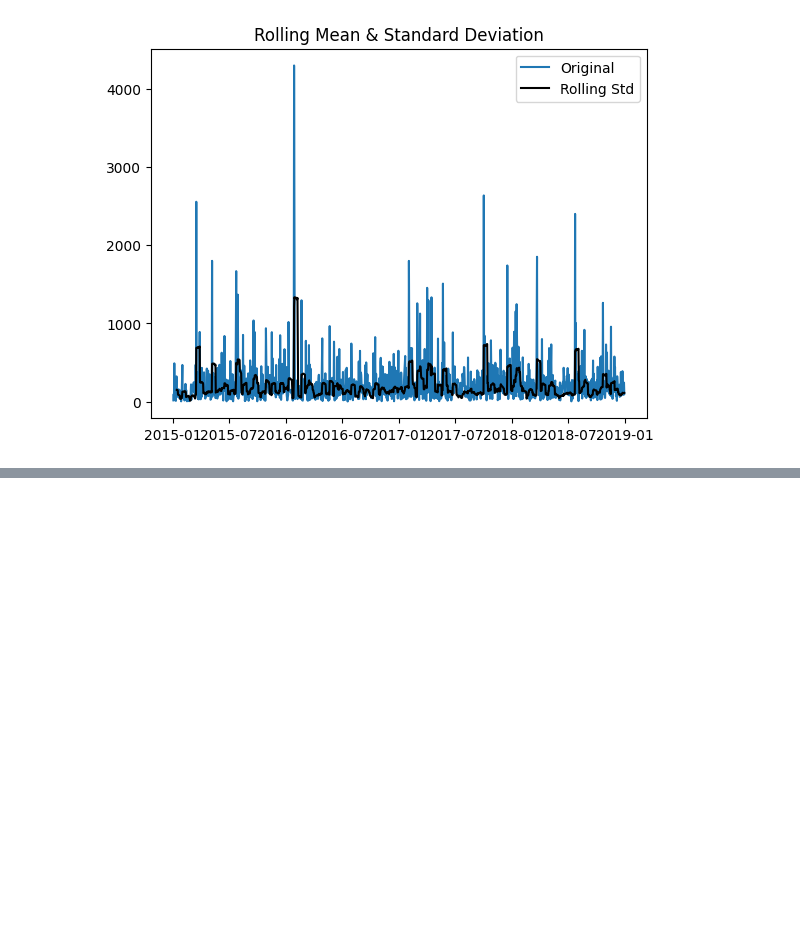
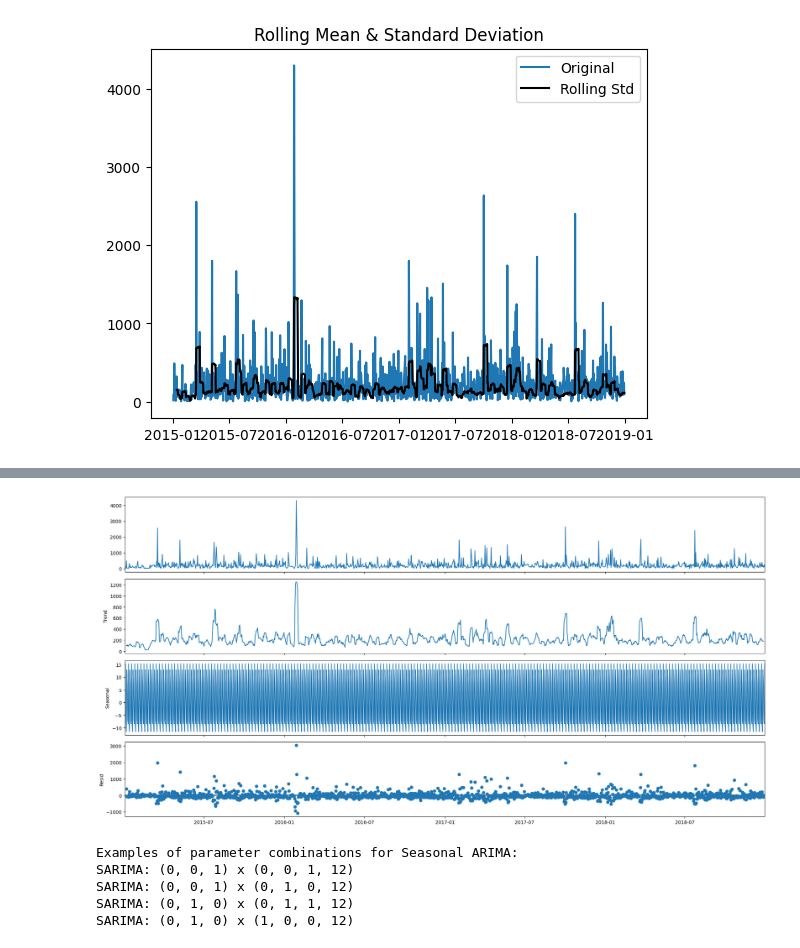
Before and after one commit to ArjunGhosh561/Sales-Forecast, a Jupyter notebook: model.ipynb, the cells around one changed output, grey strips where cells are left out. Cells and saved outputs as stored; diff of their text form; code cells hidden in the pictures; blank space fills up the shorter version.

```diff
--- a/model.ipynb
+++ b/model.ipynb
@@ -269,0 +270,26 @@ Variance
+# %%
+from pylab import rcParams
+rcParams['figure.figsize'] = 20, 10
+
+import statsmodels.api as sm
+decomposition = sm.tsa.seasonal_decompose(new_data, model='additive') #function used to decompose Time Series Data into Trend and Seasonality
+fig = decomposition.plot()
+plt.show();
+# %% [output]
+[figure, added]
+# %%
+import itertools
+p = d = q = range(0, 2)
+pdq = list(itertools.product(p, d, q))
+seasonal_pdq_comb = [(i[0], i[1], i[2], 12) for i in list(itertools.product(p, d, q))] #for loop for creating combinations of seasonal parameters of SARIMA
+print('Examples of parameter combinations for Seasonal ARIMA:')
+print('SARIMA: {} x {}'.format(pdq[1], seasonal_pdq_comb[1]))
+print('SARIMA: {} x {}'.format(pdq[1], seasonal_pdq_comb[2]))
+print('SARIMA: {} x {}'.format(pdq[2], seasonal_pdq_comb[3]))
+print('SARIMA: {} x {}'.format(pdq[2], seasonal_pdq_comb[4]))
+# %% [output]
+Examples of parameter combinations for Seasonal ARIMA:
+SARIMA: (0, 0, 1) x (0, 0, 1, 12)
+SARIMA: (0, 0, 1) x (0, 1, 0, 12)
+SARIMA: (0, 1, 0) x (0, 1, 1, 12)
+SARIMA: (0, 1, 0) x (1, 0, 0, 12)
```
Also changed, not shown: parts of 11 cells of this notebook.
